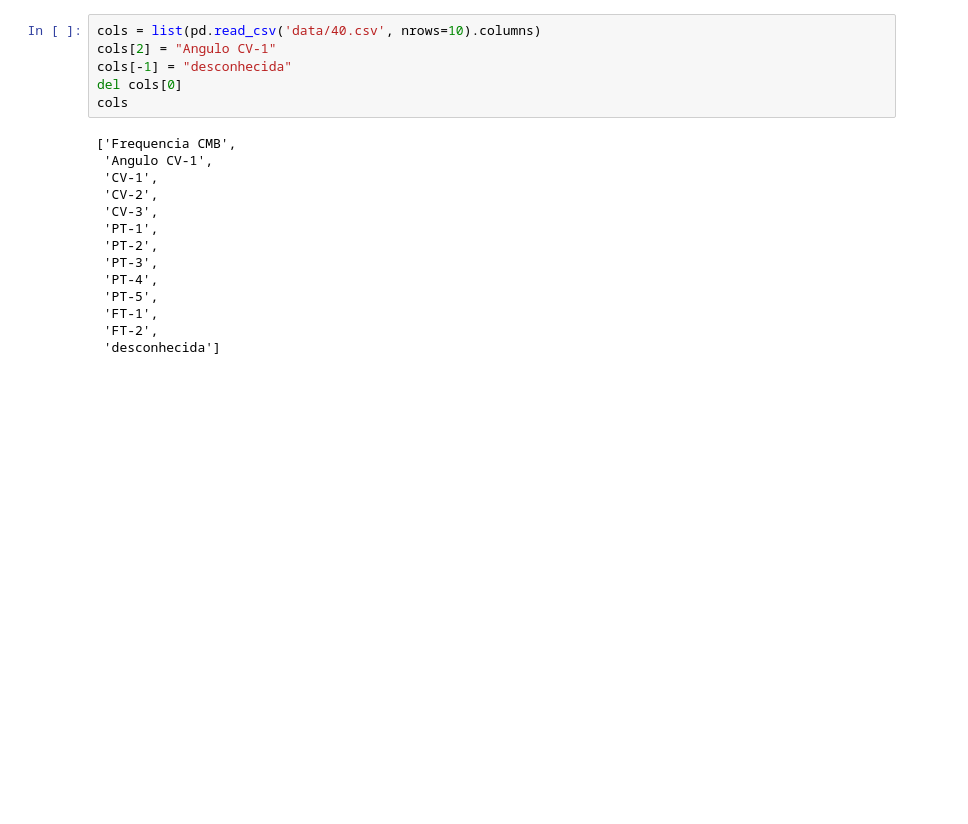
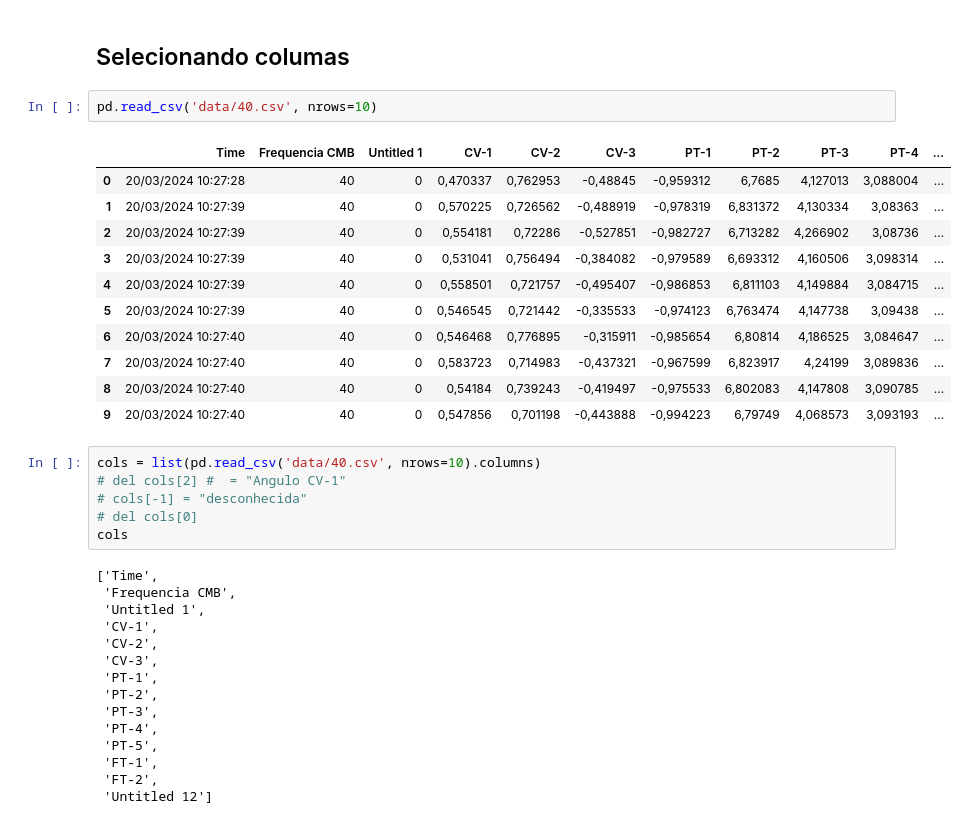
Before and after one commit to Miguel-mmf/smart-automation, a Jupyter notebook: ava02/pt2/analise_exploratoria.ipynb, the cells around one changed output. Saved outputs shown, nothing was run; the diff lists cells and outputs as text; blank space fills up the shorter version.

```diff
--- a/ava02/pt2/analise_exploratoria.ipynb
+++ b/ava02/pt2/analise_exploratoria.ipynb
@@ -25,12 +36,29 @@ convert /home/enacom/Documentos/github/smart-automation/ava02/pt2/38.xlsx as a C
+# %% [markdown]
+## Selecionando columas
+# %%
+pd.read_csv('data/40.csv', nrows=10)
+# %% [output]
+|  | Time | Frequencia CMB | Untitled 1 | CV-1 | CV-2 | CV-3 | PT-1 | PT-2 | PT-3 | PT-4 | ... |
+| 0 | 20/03/2024 10:27:28 | 40 | 0 | 0,470337 | 0,762953 | -0,48845 | -0,959312 | 6,7685 | 4,127013 | 3,088004 | ... |
+| 1 | 20/03/2024 10:27:39 | 40 | 0 | 0,570225 | 0,726562 | -0,488919 | -0,978319 | 6,831372 | 4,130334 | 3,08363 | ... |
+| 2 | 20/03/2024 10:27:39 | 40 | 0 | 0,554181 | 0,72286 | -0,527851 | -0,982727 | 6,713282 | 4,266902 | 3,08736 | ... |
+| 3 | 20/03/2024 10:27:39 | 40 | 0 | 0,531041 | 0,756494 | -0,384082 | -0,979589 | 6,693312 | 4,160506 | 3,098314 | ... |
+| 4 | 20/03/2024 10:27:39 | 40 | 0 | 0,558501 | 0,721757 | -0,495407 | -0,986853 | 6,811103 | 4,149884 | 3,084715 | ... |
+| 5 | 20/03/2024 10:27:39 | 40 | 0 | 0,546545 | 0,721442 | -0,335533 | -0,974123 | 6,763474 | 4,147738 | 3,09438 | ... |
+| 6 | 20/03/2024 10:27:40 | 40 | 0 | 0,546468 | 0,776895 | -0,315911 | -0,985654 | 6,80814 | 4,186525 | 3,084647 | ... |
+| 7 | 20/03/2024 10:27:40 | 40 | 0 | 0,583723 | 0,714983 | -0,437321 | -0,967599 | 6,823917 | 4,24199 | 3,089836 | ... |
+| 8 | 20/03/2024 10:27:40 | 40 | 0 | 0,54184 | 0,739243 | -0,419497 | -0,975533 | 6,802083 | 4,147808 | 3,090785 | ... |
+| 9 | 20/03/2024 10:27:40 | 40 | 0 | 0,547856 | 0,701198 | -0,443888 | -0,994223 | 6,79749 | 4,068573 | 3,093193 | ... |
 # %%
 cols = list(pd.read_csv('data/40.csv', nrows=10).columns)
-cols[2] = "Angulo CV-1"
-cols[-1] = "desconhecida"
-del cols[0]
+# del cols[2] #  = "Angulo CV-1"
+# cols[-1] = "desconhecida"
+# del cols[0]
 cols
 # %% [output]
-['Frequencia CMB',
- 'Angulo CV-1',
+['Time',
+ 'Frequencia CMB',
+ 'Untitled 1',
  'CV-1',
  'CV-2',
  'CV-3',
@@ -41,5 +69,5 @@ cols
  'PT-5',
  'FT-1',
  'FT-2',
- 'desconhecida']
+ 'Untitled 12']
 # %%
```
Also changed, not shown: parts of 18 cells of this notebook.
